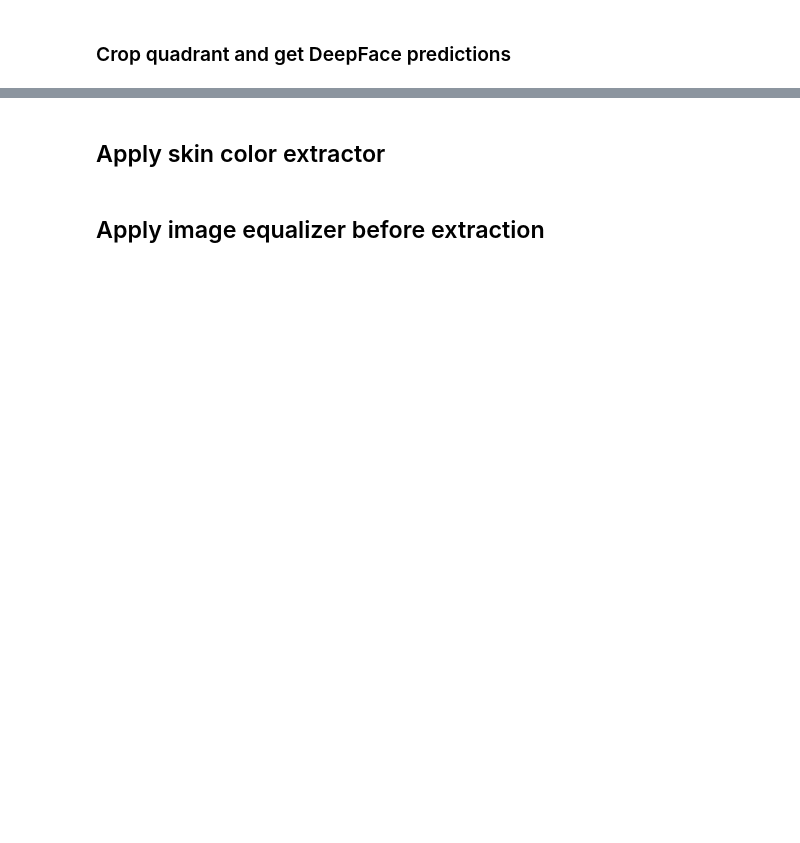
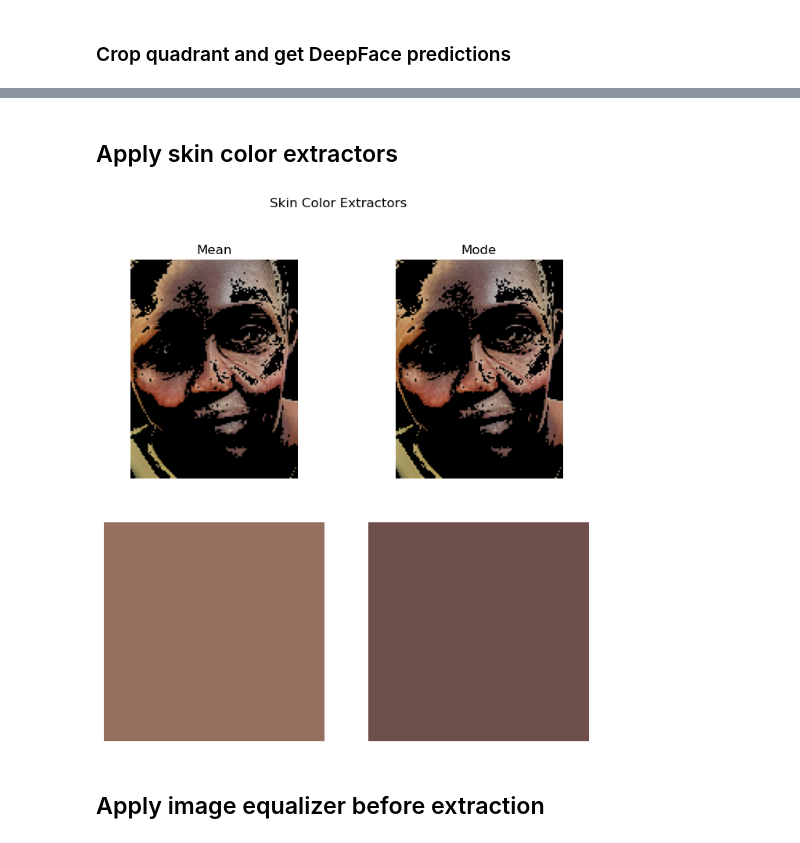
Before and after one commit to TRSS-Research/SAAC, a Jupyter notebook: notebooks/image_analysis/Skin Color Estimation.ipynb, the cells around one changed output, grey strips where cells are left out. Cells and saved outputs as stored; diff of their text form; code cells hidden in the pictures; blank space fills up the shorter version.

Commit message:
Refactor skin color extractor as abstract class, add mean and mode sub-classes

```diff
--- a/notebooks/image_analysis/Skin Color Estimation.ipynb
+++ b/notebooks/image_analysis/Skin Color Estimation.ipynb
@@ -38,17 +66,38 @@ cv_imshow(face)
 # %% [markdown]
-## Apply skin color extractor
+## Apply skin color extractors
 # %%
-lower_quantile = 0.4
+lower_quantile = 0.5
 upper_quantile = 0.9
+rgb_threshold = True
+hist_bins = 25
 
-extractor = SkinColorExtractor(
+mean_extractor = SkinColorMeanExtractor(
     lower_quantile=lower_quantile,
-    upper_quantile=upper_quantile
+    upper_quantile=upper_quantile,
 )
 
-color, mask = extractor.extract(face)
-cv_imshow(face*mask[:, :, np.newaxis])
-color_show(color)
+mode_extractor = SkinColorModeExtractor(
+    lower_quantile=lower_quantile,
+    upper_quantile=upper_quantile,
+    hist_bins=hist_bins
+)
+
+mean_color, mean_mask = mean_extractor.extract(face)
+mode_color, mode_mask = mode_extractor.extract(face)
+
+fig, ax = plt.subplots(2, 2, figsize=(8, 8))
+
+cv_imshow(face*mean_mask[:, :, np.newaxis], ax=ax[0,0])
+color_show(mean_color, ax=ax[1, 0])
+ax[0,0].set_title('Mean')
+
+cv_imshow(face*mode_mask[:, :, np.newaxis], ax=ax[0,1])
+color_show(mode_color, ax=ax[1, 1])
+ax[0,1].set_title('Mode')
+
+fig.suptitle('Skin Color Extractors');
+# %% [output]
+[figure, added]
 # %% [markdown]
 ## Apply image equalizer before extraction
 # %%
```
Also changed, not shown: parts of 6 cells of this notebook, 3 other files.
